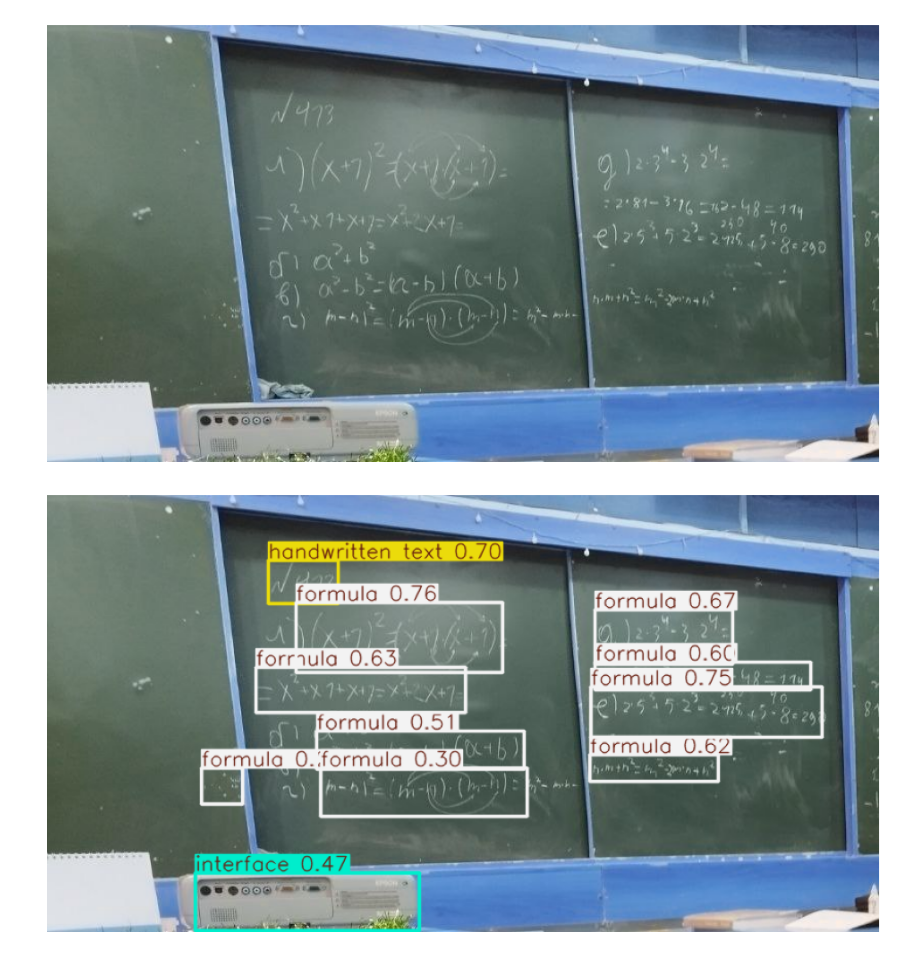
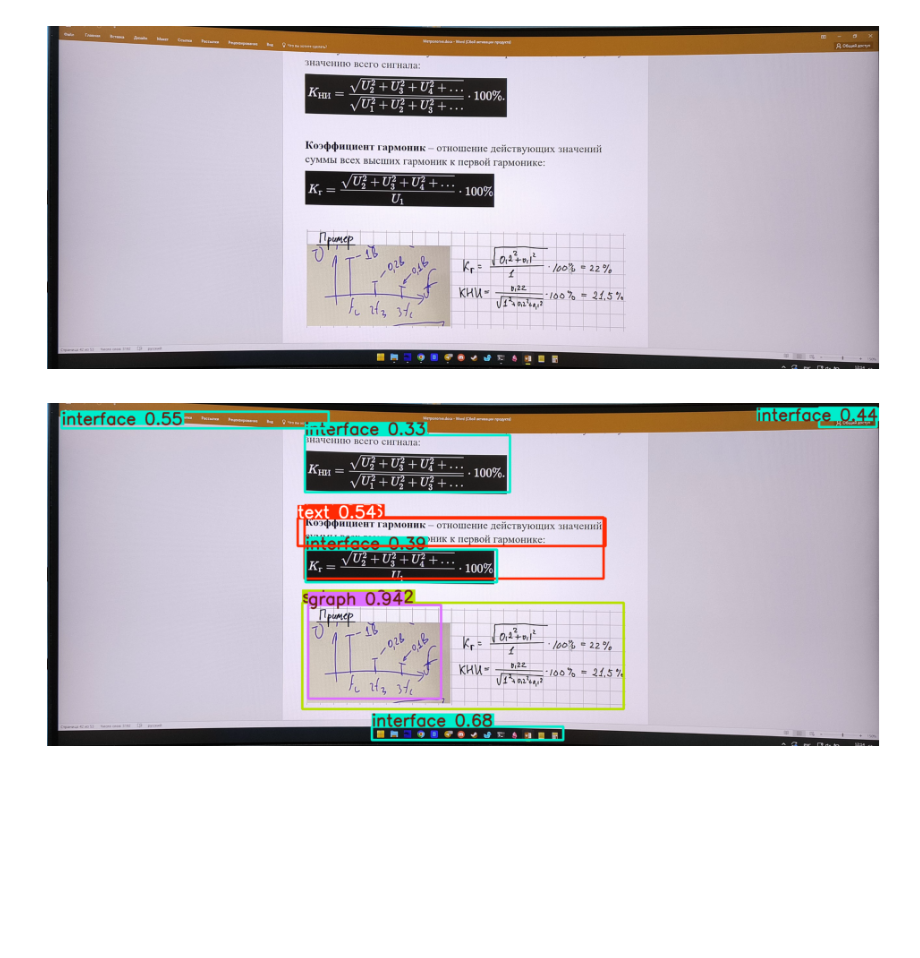
Before and after one commit to gigaBars7/Conspect, a Jupyter notebook: experiments/class_cutter/train_class_cutter.ipynb, the cells around one changed output. Cells and saved outputs as stored; diff of their text form; code cells hidden in the pictures; blank space fills up the shorter version.

```diff
--- a/experiments/class_cutter/train_class_cutter.ipynb
+++ b/experiments/class_cutter/train_class_cutter.ipynb
@@ -48,31 +48,31 @@ Results saved to /home/alex/projects/tf_cuda/CV/Conspect/experiments/class_cutte
 # %%
-weights = 'runs/detect/whiteboard_det_20640/weights/best.pt'
+weights = 'runs/detect/whiteboard_det_50768/weights/best.pt'
 model = YOLO(str(weights))
 # %%
-img_path = 'tests/доска с формулами.jpg'
+img_path = 'tests/экран метрология2 word.jpg'
 img = cv2.imread(img_path)
 
 pred = model.predict(
     source=img,
     conf=0.25,
     iou=0.5,
     device="cuda",
     save=False,
     verbose=False
 )[0]
 
 res = pred.plot()
 
 plt.figure(figsize=(12, 7))
 plt.imshow(img)
 plt.axis('off')
 plt.show()
 
 
 plt.figure(figsize=(12, 7))
 plt.imshow(res)
 plt.axis('off')
 plt.show()
 # %% [output]
-[figure, old version]
+[figure, new version]
-[figure, old version]
+[figure, new version]
```
Also changed, not shown: parts of 1 cell of this notebook.
